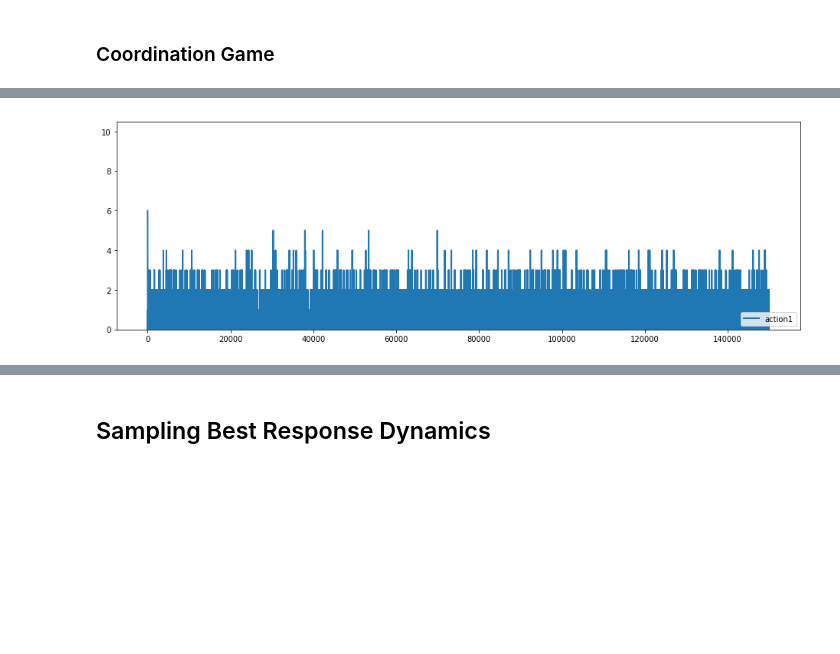
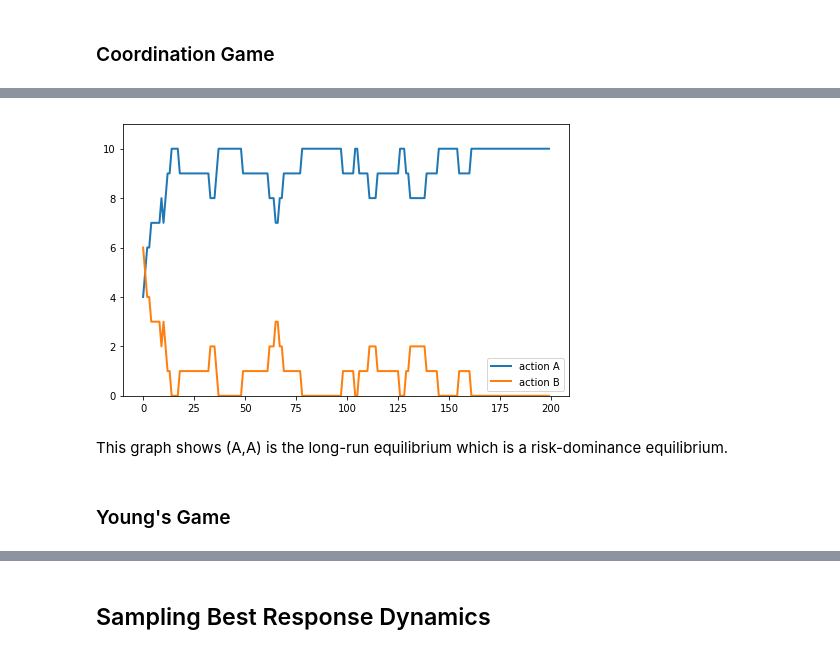
Before and after one commit to Yuya-Furusawa/game_theory_models, a Jupyter notebook: BestResponseDynamics_Python.ipynb, the cells around one changed output, grey strips where cells are left out. Saved outputs shown, nothing was run; the diff lists cells and outputs as text; code cells hidden in the pictures; blank space fills up the shorter version.

```diff
--- a/BestResponseDynamics_Python.ipynb
+++ b/BestResponseDynamics_Python.ipynb
@@ -40,13 +85,9 @@ plt.show()
-# %%
-ts_length = 150000
-m = 4
-y = kmr.time_series(ts_length, init_action_dist=[m, N-m])
-
-fig, ax = plt.subplots(figsize=(16, 5))
-action = 1
-ax.plot(y[:, action], linewidth=2, label='action{0}'.format(action))
-ax.set_ylim(0, N+0.5)
-plt.legend(loc=4)
-plt.show()
-# %% [output]
-[figure, removed]
+# %%
+m = 4
+plot_graph(kmr_coor, ts_length, [m, N-m])
+# %% [output]
+[figure, added]
+# %% [markdown]
+This graph shows (A,A) is the long-run equilibrium which is a risk-dominance equilibrium.
+# %% [markdown]
+### Young's Game
```
Also changed, not shown: parts of 27 cells of this notebook.
